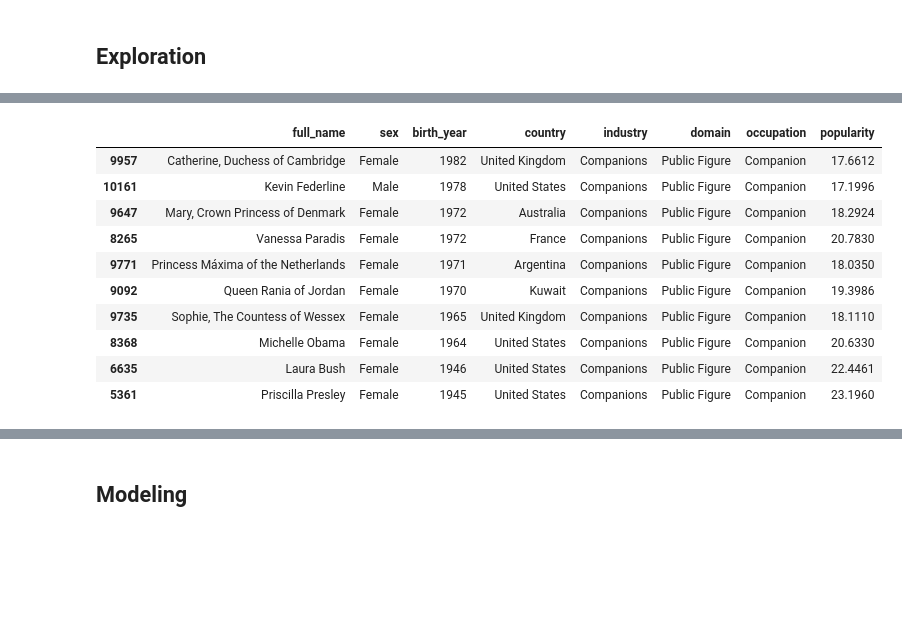
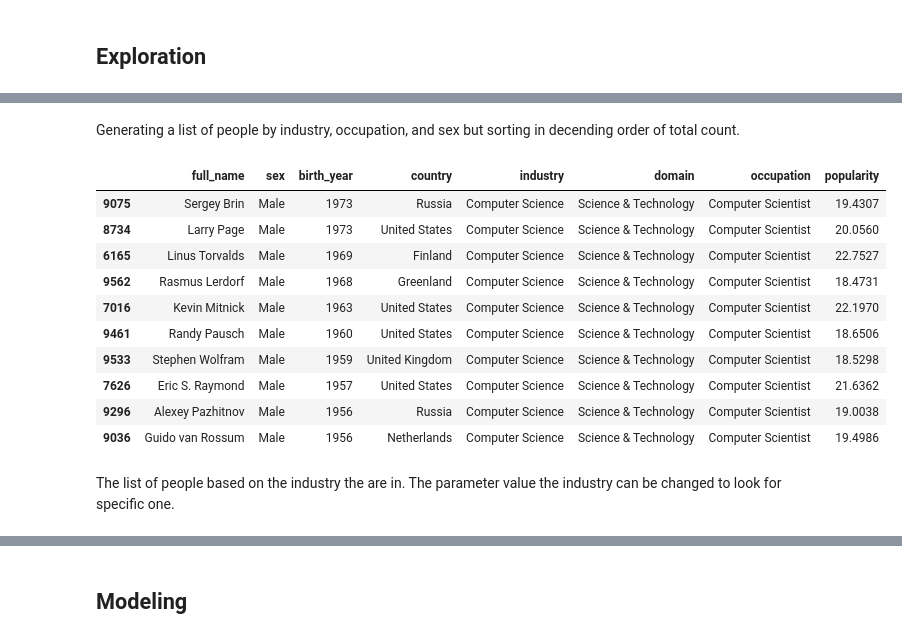
Before and after one commit to tbahng/ist652-final_project, a Jupyter notebook: Final_Project_Report.ipynb, the cells around one changed output, grey strips where cells are left out. Cells and saved outputs as stored; diff of their text form; code cells hidden in the pictures; blank space fills up the shorter version.

```diff
--- a/Final_Project_Report.ipynb
+++ b/Final_Project_Report.ipynb
@@ -297,19 +374,23 @@ TypeError: unhashable type: 'numpy.ndarray'
+# %% [markdown]
+Generating a list of people by industry, occupation, and sex but sorting in decending order of total count.
 # %%
-#'Activism' 'Business' 'Computer Science' 'Dance' 'Design' 'Engineering' 'Explorers' 'Film And Theatre' 'Fine Arts'
+#'Activism' 'Business', 'Companions', 'Computer Science' 'Dance' 'Design' 'Engineering' 'Explorers' 'Film And Theatre' 'Fine Arts'
 #'Government' 'History' 'Individual Sports' 'Invention' 'Language' 'Law' 'Math' 'Media Personality' 'Medicine'
 #'Military' 'Music' 'Natural Sciences' 'Outlaws' 'Philosophy' 'Religion' 'Social Sciences' 'Team Sports'
-industry = 'Companions'
+industry = 'Computer Science'
 dfByIndustry = dfCleanData[dfCleanData['industry'] == industry].loc[:,columnToDisplayCleanData].sort_values(by = ['birth_year'], ascending = False)
 dfByIndustry.head(10)
 # %% [output]
 |  | full_name | sex | birth_year | country | industry | domain | occupation | popularity |
-| 9957 | Catherine, Duchess of Cambridge | Female | 1982 | United Kingdom | Companions | Public Figure | Companion | 17.6612 |
-| 10161 | Kevin Federline | Male | 1978 | United States | Companions | Public Figure | Companion | 17.1996 |
-| 9647 | Mary, Crown Princess of Denmark | Female | 1972 | Australia | Companions | Public Figure | Companion | 18.2924 |
-| 8265 | Vanessa Paradis | Female | 1972 | France | Companions | Public Figure | Companion | 20.7830 |
-| 9771 | Princess Máxima of the Netherlands | Female | 1971 | Argentina | Companions | Public Figure | Companion | 18.0350 |
-| 9092 | Queen Rania of Jordan | Female | 1970 | Kuwait | Companions | Public Figure | Companion | 19.3986 |
-| 9735 | Sophie, The Countess of Wessex | Female | 1965 | United Kingdom | Companions | Public Figure | Companion | 18.1110 |
-| 8368 | Michelle Obama | Female | 1964 | United States | Companions | Public Figure | Companion | 20.6330 |
-| 6635 | Laura Bush | Female | 1946 | United States | Companions | Public Figure | Companion | 22.4461 |
-| 5361 | Priscilla Presley | Female | 1945 | United States | Companions | Public Figure | Companion | 23.1960 |
+| 9075 | Sergey Brin | Male | 1973 | Russia | Computer Science | Science & Technology | Computer Scientist | 19.4307 |
+| 8734 | Larry Page | Male | 1973 | United States | Computer Science | Science & Technology | Computer Scientist | 20.0560 |
+| 6165 | Linus Torvalds | Male | 1969 | Finland | Computer Science | Science & Technology | Computer Scientist | 22.7527 |
+| 9562 | Rasmus Lerdorf | Male | 1968 | Greenland | Computer Science | Science & Technology | Computer Scientist | 18.4731 |
+| 7016 | Kevin Mitnick | Male | 1963 | United States | Computer Science | Science & Technology | Computer Scientist | 22.1970 |
+| 9461 | Randy Pausch | Male | 1960 | United States | Computer Science | Science & Technology | Computer Scientist | 18.6506 |
+| 9533 | Stephen Wolfram | Male | 1959 | United Kingdom | Computer Science | Science & Technology | Computer Scientist | 18.5298 |
+| 7626 | Eric S. Raymond | Male | 1957 | United States | Computer Science | Science & Technology | Computer Scientist | 21.6362 |
+| 9296 | Alexey Pazhitnov | Male | 1956 | Russia | Computer Science | Science & Technology | Computer Scientist | 19.0038 |
+| 9036 | Guido van Rossum | Male | 1956 | Netherlands | Computer Science | Science & Technology | Computer Scientist | 19.4986 |
+# %% [markdown]
+The list of people based on the industry the are in. The parameter value the industry can be changed to look for specific one.
```
Also changed, not shown: parts of 45 cells of this notebook.
